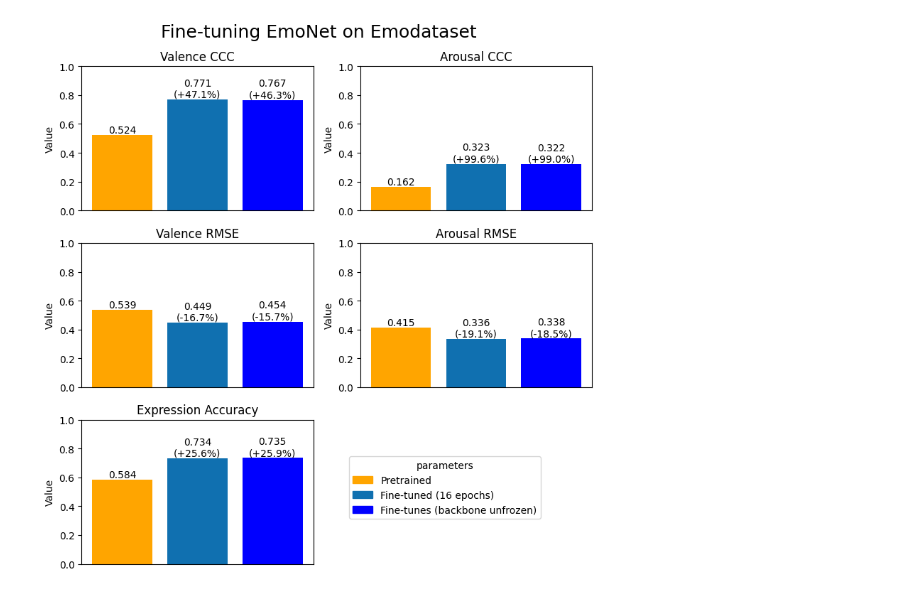
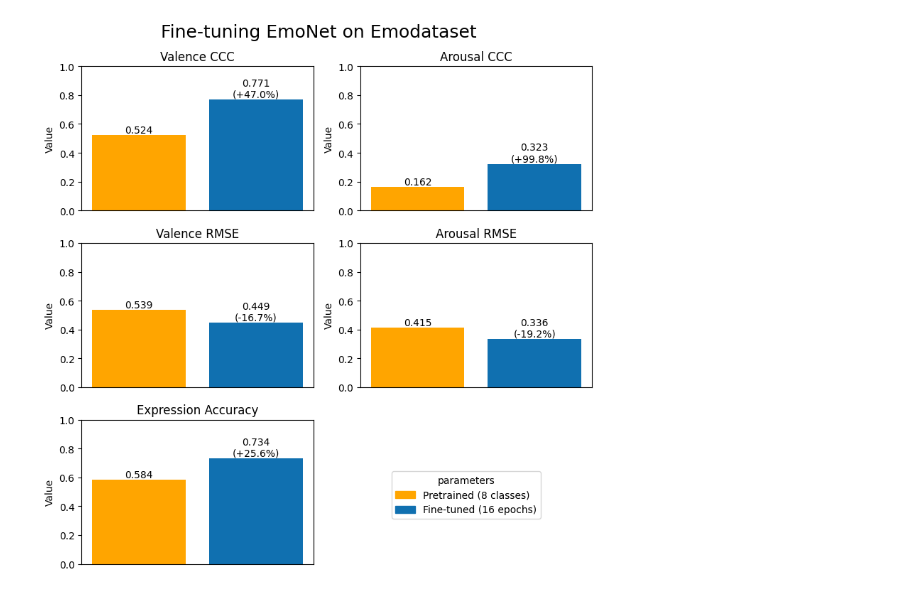
Before and after one commit to MattThePerson/emonet-fine-tuning, a Jupyter notebook: notebooks/GRAPH_evaluations.ipynb, the cells around one changed output. Cells and saved outputs as stored; diff of their text form; code cells hidden in the pictures.

```diff
--- a/notebooks/GRAPH_evaluations.ipynb
+++ b/notebooks/GRAPH_evaluations.ipynb
@@ -74,7 +67,7 @@ plt.show()
 INCLUDE_MODELS = [
     "emonet_8.pth",
     "emonet_8_FT_16ep.pth",
-    "emonet_8_finetuned.pth",
+    # "emonet_8_FT_5ep_mod.pth",
 ]
 df_plot = df[df["model"].isin(INCLUDE_MODELS)]
 
@@ -91,31 +84,31 @@ plt.suptitle('Fine-tuning EmoNet on Emodataset', fontsize=18)
 axes = axes.flatten()
 
 for ax, metric in zip(axes, metrics):
     values = df_plot[metric].tolist()
     bars = ax.bar(range(len(values)), values, color=colors)
     ax.set_title(label_map[metric])
     ax.set_xticks([])
     ax.set_ylim(0, 1)
     ax.set_xticklabels([])  # remove x-axis labels
     ax.set_ylabel('Value')
 
     # display value above bar
     base_value = None
     for bar, value in zip(bars, values):
         perc_str = ""
         if base_value is None:
             base_value = value
         else:
             perc = (value - base_value) / base_value
             perc_str = f"\n({perc*100:+.1f}%)"
         ax.text(bar.get_x() + bar.get_width()/2, value,
                 f'{value:.3f}{perc_str}', ha='center', va='bottom')
 
 axes[-1].axis('off')
 
 handles = [ mpatches.Patch(color=color, label=desc) for color, desc in zip(colors, descriptions) ]
 fig.legend(handles=handles, loc='lower right', bbox_to_anchor=(0.9, 0.1), title='parameters')
 plt.tight_layout()
 plt.show()
 # %% [output]
-[figure, old version]
+[figure, new version]
```
Also changed, not shown: parts of 4 cells of this notebook, 20 other files.
